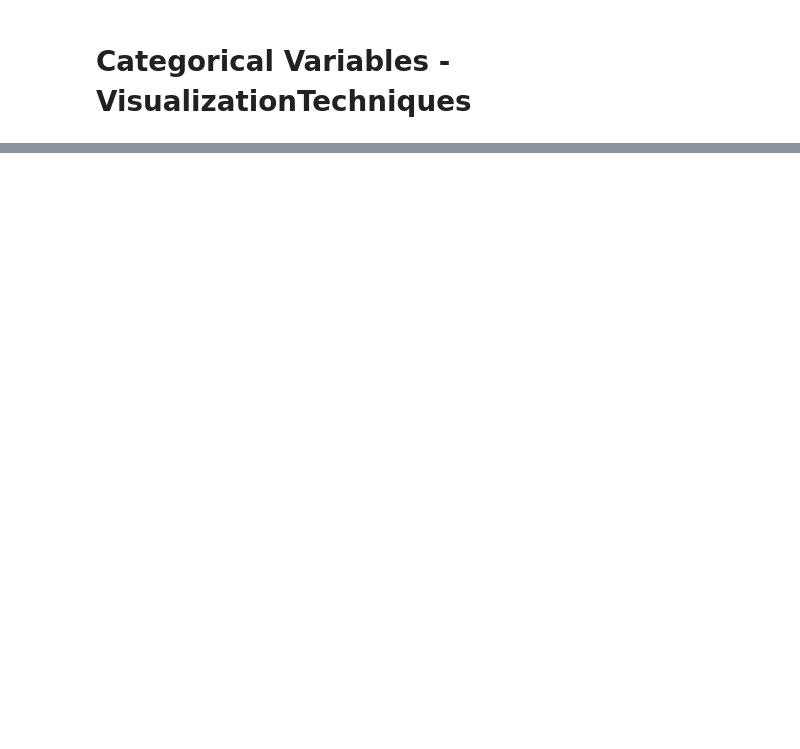
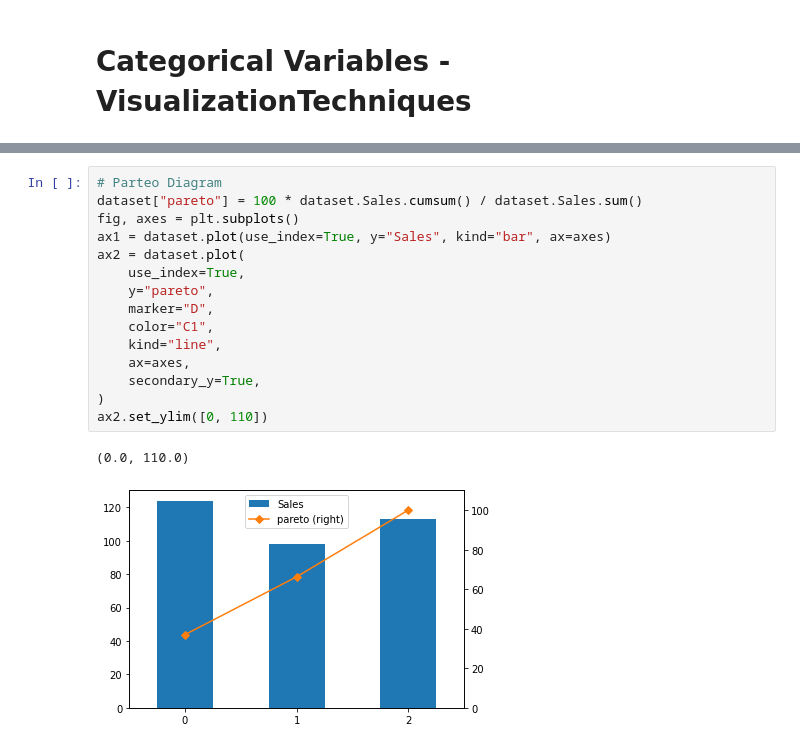
Before and after one commit to balajich/Udemy-Data-Science-in-Python, a Jupyter notebook: Section 15: Statistics - Descriptive Statistics/ Categorical Variables - Visualization Techniques/Categorical Variables - Visualization Techniques/Graphs and tables for categorical variables.ipynb, the cells around one changed output, grey strips where cells are left out. Cells and saved outputs as stored; diff of their text form; blank space fills up the shorter version.

Commit message:
Graphs and tables for categorical variables

```diff
--- a/Section 15: Statistics - Descriptive Statistics/ Categorical Variables - Visualization Techniques/Categorical Variables - Visualization Techniques/Graphs and tables for categorical variables.ipynb
+++ b/Section 15: Statistics - Descriptive Statistics/ Categorical Variables - Visualization Techniques/Categorical Variables - Visualization Techniques/Graphs and tables for categorical variables.ipynb
@@ -30,3 +32,21 @@ dataset.plot.pie(x="Car", y="Sales")
 <matplotlib.axes._subplots.AxesSubplot at 0x...>
 [figure]
 [interactive output not drawn]
+# %%
+# Parteo Diagram
+dataset["pareto"] = 100 * dataset.Sales.cumsum() / dataset.Sales.sum()
+fig, axes = plt.subplots()
+ax1 = dataset.plot(use_index=True, y="Sales", kind="bar", ax=axes)
+ax2 = dataset.plot(
+    use_index=True,
+    y="pareto",
+    marker="D",
+    color="C1",
+    kind="line",
+    ax=axes,
+    secondary_y=True,
+)
+ax2.set_ylim([0, 110])
+# %% [output]
+(0.0, 110.0)
+[figure, added]
```
Also changed, not shown: parts of 2 cells of this notebook.
